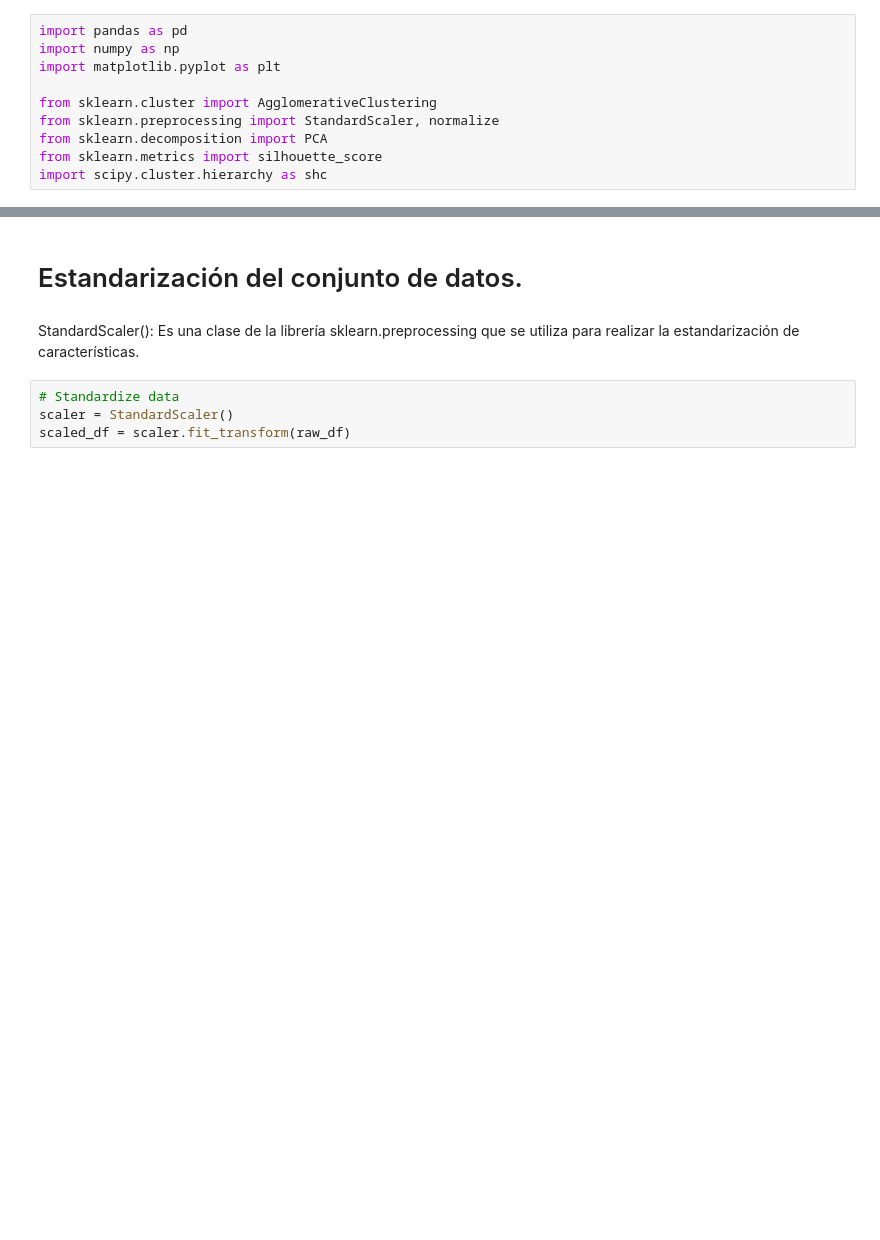
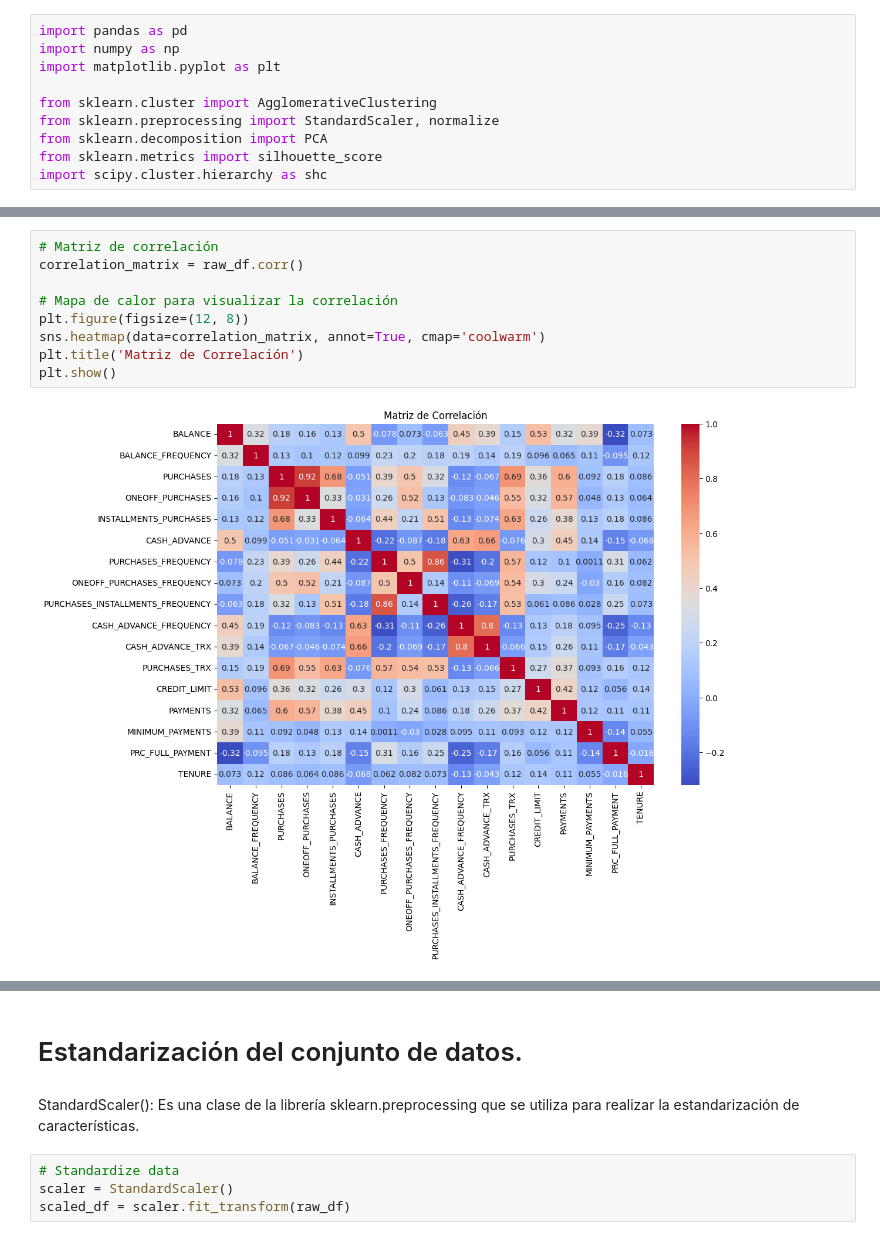
Before and after one commit to adirfjuly1/MOD-711, a Jupyter notebook: Clustering_Algortimo_Hierarchical_Clustering.ipynb, the cells around one changed output, grey strips where cells are left out. Saved outputs shown, nothing was run; the diff lists cells and outputs as text; blank space fills up the shorter version.

```diff
--- a/Clustering_Algortimo_Hierarchical_Clustering.ipynb
+++ b/Clustering_Algortimo_Hierarchical_Clustering.ipynb
@@ -110,0 +182,11 @@ raw_df.head(10)
+# %%
+# Matriz de correlación
+correlation_matrix = raw_df.corr()
+
+# Mapa de calor para visualizar la correlación
+plt.figure(figsize=(12, 8))
+sns.heatmap(data=correlation_matrix, annot=True, cmap='coolwarm')
+plt.title('Matriz de Correlación')
+plt.show()
+# %% [output]
+[figure, added]
```
Also changed, not shown: parts of 29 cells of this notebook.
